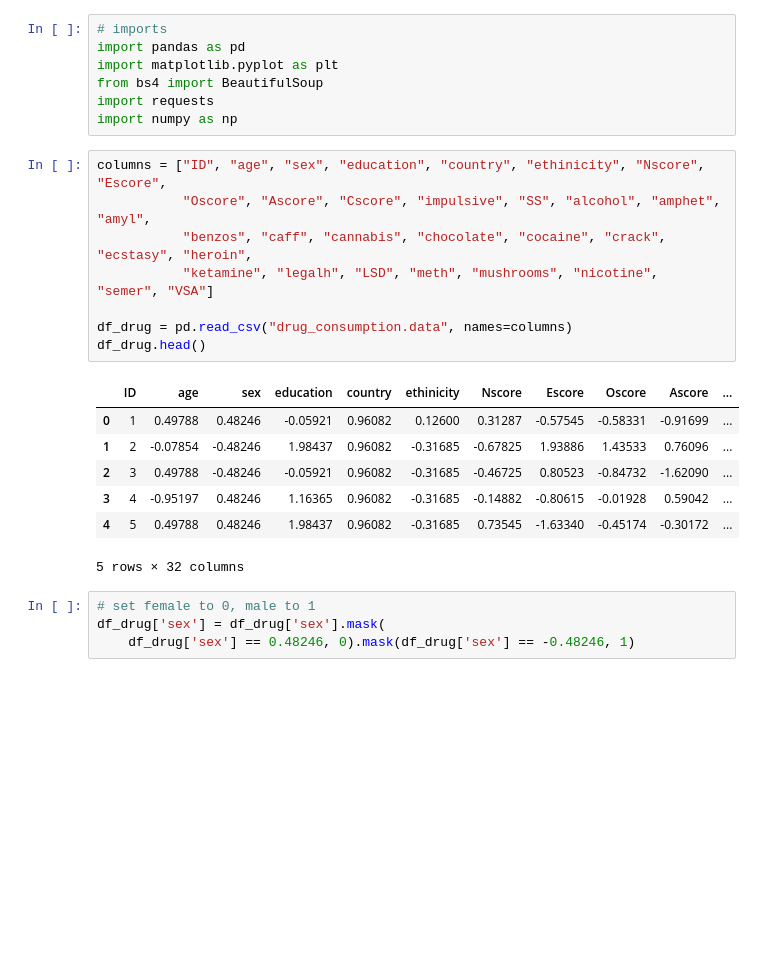
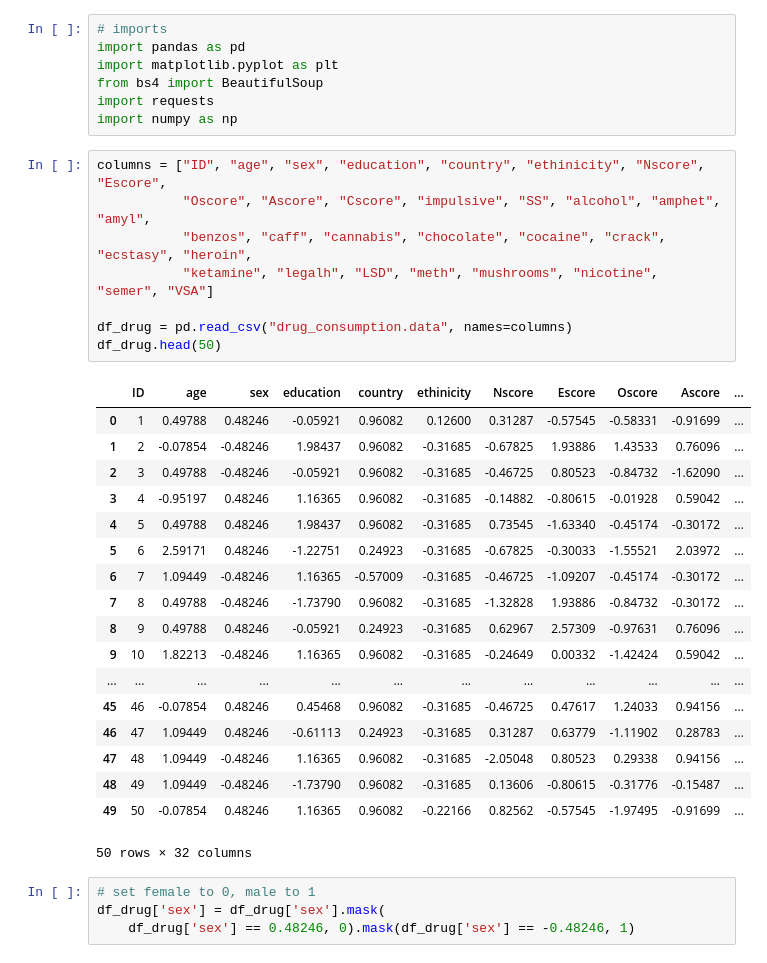
Before and after one commit to madelyn-redick/snowball_2023, a Jupyter notebook: ML_druguse_5factor.ipynb, the cells around one changed output. Drawn from its saved outputs; the diff is of its cells as text; blank space fills up the shorter version.

```diff
--- a/ML_druguse_5factor.ipynb
+++ b/ML_druguse_5factor.ipynb
@@ -10,19 +10,30 @@ import numpy as np
 # %%
 columns = ["ID", "age", "sex", "education", "country", "ethinicity", "Nscore", "Escore",
            "Oscore", "Ascore", "Cscore", "impulsive", "SS", "alcohol", "amphet", "amyl",
            "benzos", "caff", "cannabis", "chocolate", "cocaine", "crack", "ecstasy", "heroin",
            "ketamine", "legalh", "LSD", "meth", "mushrooms", "nicotine", "semer", "VSA"]
 
 df_drug = pd.read_csv("drug_consumption.data", names=columns)
-df_drug.head()
+df_drug.head(50)
 # %% [output]
 |  | ID | age | sex | education | country | ethinicity | Nscore | Escore | Oscore | Ascore | ... |
 | 0 | 1 | 0.49788 | 0.48246 | -0.05921 | 0.96082 | 0.12600 | 0.31287 | -0.57545 | -0.58331 | -0.91699 | ... |
 | 1 | 2 | -0.07854 | -0.48246 | 1.98437 | 0.96082 | -0.31685 | -0.67825 | 1.93886 | 1.43533 | 0.76096 | ... |
 | 2 | 3 | 0.49788 | -0.48246 | -0.05921 | 0.96082 | -0.31685 | -0.46725 | 0.80523 | -0.84732 | -1.62090 | ... |
 | 3 | 4 | -0.95197 | 0.48246 | 1.16365 | 0.96082 | -0.31685 | -0.14882 | -0.80615 | -0.01928 | 0.59042 | ... |
 | 4 | 5 | 0.49788 | 0.48246 | 1.98437 | 0.96082 | -0.31685 | 0.73545 | -1.63340 | -0.45174 | -0.30172 | ... |
+| 5 | 6 | 2.59171 | 0.48246 | -1.22751 | 0.24923 | -0.31685 | -0.67825 | -0.30033 | -1.55521 | 2.03972 | ... |
+| 6 | 7 | 1.09449 | -0.48246 | 1.16365 | -0.57009 | -0.31685 | -0.46725 | -1.09207 | -0.45174 | -0.30172 | ... |
+| 7 | 8 | 0.49788 | -0.48246 | -1.73790 | 0.96082 | -0.31685 | -1.32828 | 1.93886 | -0.84732 | -0.30172 | ... |
+| 8 | 9 | 0.49788 | 0.48246 | -0.05921 | 0.24923 | -0.31685 | 0.62967 | 2.57309 | -0.97631 | 0.76096 | ... |
+| 9 | 10 | 1.82213 | -0.48246 | 1.16365 | 0.96082 | -0.31685 | -0.24649 | 0.00332 | -1.42424 | 0.59042 | ... |
+| ... | ... | ... | ... | ... | ... | ... | ... | ... | ... | ... | ... |
+| 45 | 46 | -0.07854 | 0.48246 | 0.45468 | 0.96082 | -0.31685 | -0.46725 | 0.47617 | 1.24033 | 0.94156 | ... |
+| 46 | 47 | 1.09449 | 0.48246 | -0.61113 | 0.24923 | -0.31685 | 0.31287 | 0.63779 | -1.11902 | 0.28783 | ... |
+| 47 | 48 | 1.09449 | -0.48246 | 1.16365 | 0.96082 | -0.31685 | -2.05048 | 0.80523 | 0.29338 | 0.94156 | ... |
+| 48 | 49 | 1.09449 | -0.48246 | -1.73790 | 0.96082 | -0.31685 | 0.13606 | -0.80615 | -0.31776 | -0.15487 | ... |
+| 49 | 50 | -0.07854 | 0.48246 | 1.16365 | 0.96082 | -0.22166 | 0.82562 | -0.57545 | -1.97495 | -0.91699 | ... |
-5 rows × 32 columns
+50 rows × 32 columns
 # %%
 # set female to 0, male to 1
 df_drug['sex'] = df_drug['sex'].mask(
```
Also changed, not shown: parts of 3 cells of this notebook.
